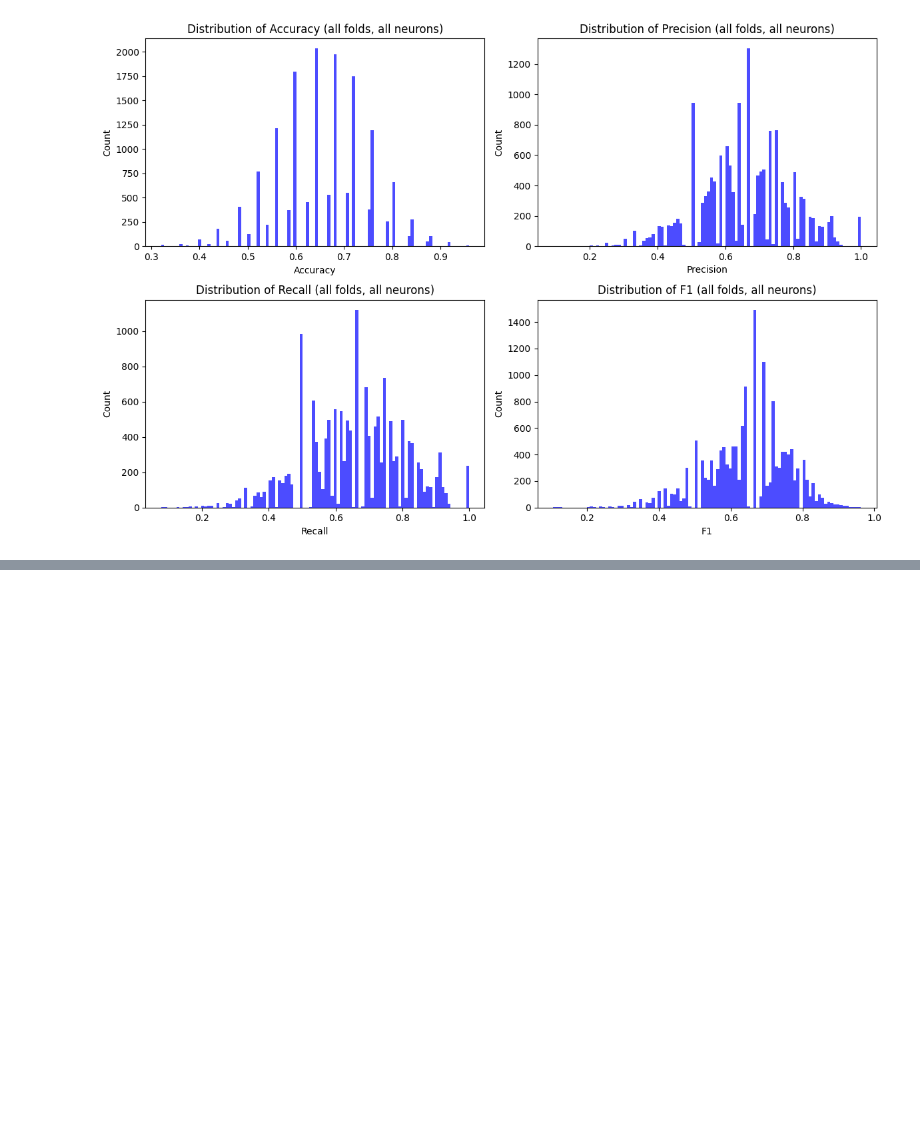
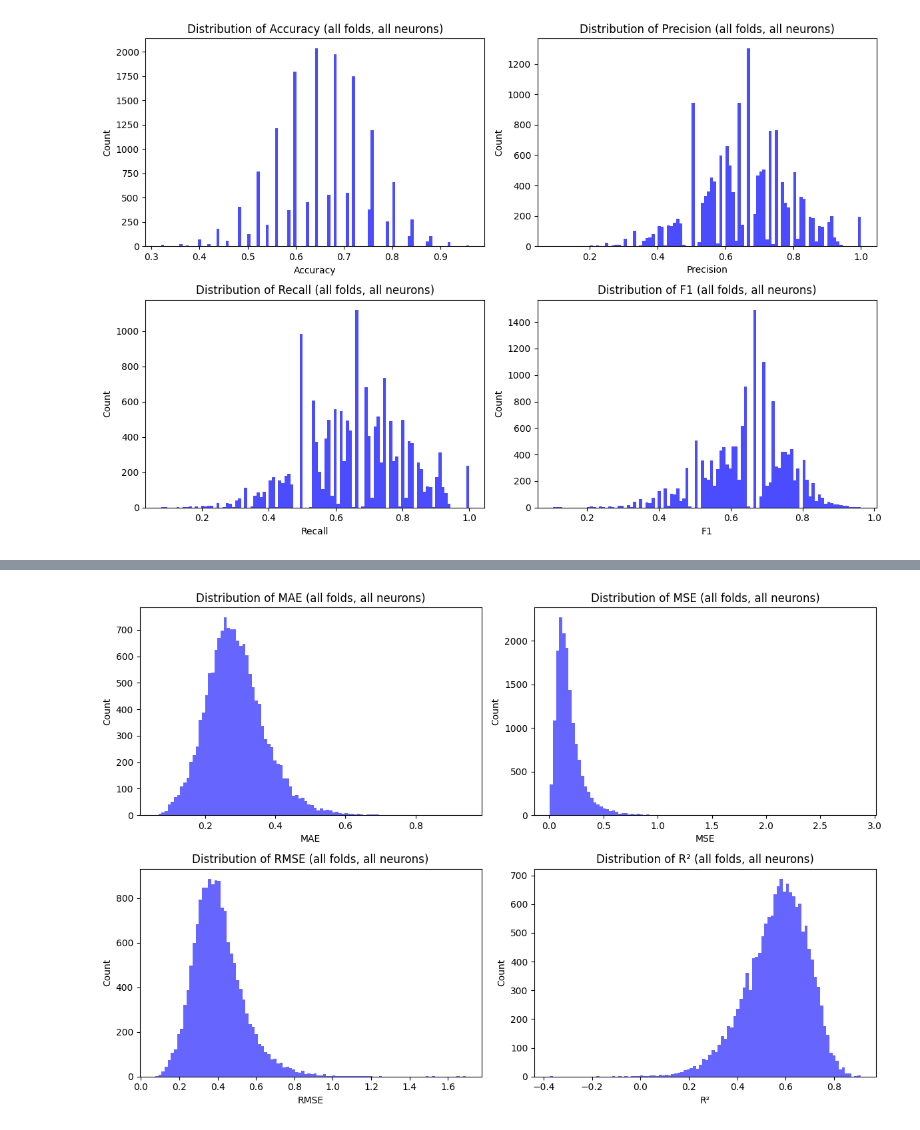
Before and after one commit to LheaLhea/representation_drift, a Jupyter notebook: All_predicts.ipynb, the cells around one changed output, grey strips where cells are left out. Cells and saved outputs as stored; diff of their text form; code cells hidden in the pictures; blank space fills up the shorter version.

```diff
--- a/All_predicts.ipynb
+++ b/All_predicts.ipynb
@@ -684,0 +789,83 @@ F1-score:  0.646
+# %%
+from sklearn.linear_model import LinearRegression
+from sklearn.model_selection import KFold
+from sklearn.metrics import mean_absolute_error, mean_squared_error, r2_score
+import numpy as np
+import matplotlib.pyplot as plt
+from joblib import Parallel, delayed
+
+def evaluate_fold(model, X_train, X_test, y_train, y_test):
+    """Trains the linear regression model and evaluates metrics for a single CV fold."""
+    model.fit(X_train, y_train)
+    y_pred = model.predict(X_test)
+
+    # Compute regression metrics for each output (neuron)
+    fold_maes = []
+    fold_mses = []
+    fold_rmses = []
+    fold_r2s = []
+
+    for neuron_idx in range(y_test.shape[1]):
+        y_test_n = y_test[:, neuron_idx]
+        y_pred_n = y_pred[:, neuron_idx]
+
+        fold_maes.append(mean_absolute_error(y_test_n, y_pred_n))
+        fold_mses.append(mean_squared_error(y_test_n, y_pred_n))
+        fold_rmses.append(np.sqrt(mean_squared_error(y_test_n, y_pred_n)))
+        fold_r2s.append(r2_score(y_test_n, y_pred_n))
+
+    return fold_maes, fold_mses, fold_rmses, fold_r2s
+
+def LinearRegression_model(X_all, y_all):
+    print(f"X_all shape: {X_all.shape}, y_all shape: {y_all.shape}")
+
+    # Initialize KFold cross-validation
+    kf = KFold(n_splits=5, shuffle=True, random_state=42)
+
+    # Model initialization
+    model_cv = LinearRegression()
+
+    # Aggregate results using parallel processing
+    all_results = Parallel(n_jobs=-1)(delayed(evaluate_fold)(
+        model_cv,
+        X_all[train_idx], X_all[test_idx],
+        y_all[train_idx], y_all[test_idx]
+    ) for train_idx, test_idx in kf.split(X_all))
+
+    # Unpack results
+    all_maes, all_mses, all_rmses, all_r2s = zip(*all_results)
+    all_maes = np.concatenate(all_maes)
+    all_mses = np.concatenate(all_mses)
+    all_rmses = np.concatenate(all_rmses)
+    all_r2s = np.concatenate(all_r2s)
+
+    # Summary of cross-validation results
+    print("\n=== Cross-Validation Summary ===")
+    print(f"Mean Absolute Error (MAE): {np.mean(all_maes):.3f} ± {np.std(all_maes):.3f}")
+    print(f"Mean Squared Error (MSE): {np.mean(all_mses):.3f}")
+    print(f"Root Mean Squared Error (RMSE): {np.mean(all_rmses):.3f}")
+    print(f"R-squared Score (R²): {np.mean(all_r2s):.3f}")
+
+    # Create dictionary of metric values
+    metrics_dict = {
+        "MAE": all_maes,
+        "MSE": all_mses,
+        "RMSE": all_rmses,
+        "R²": all_r2s
+    }
+
+    # Plot the distribution of each metric
+    plt.figure(figsize=(12, 8))
+    for i, (metric_name, values) in enumerate(metrics_dict.items()):
+        plt.subplot(2, 2, i+1)
+        plt.hist(values, bins=100, alpha=0.6, color='b')
+        plt.title(f"Distribution of {metric_name} (all folds, all neurons)")
+        plt.xlabel(metric_name)
+        plt.ylabel("Count")
+
+    plt.tight_layout()
+    plt.show()
+
+#Ri - SERt (projected in reactivation space)
+LinearRegression_model(X_all, y_all)
+# %% [output]
@@ -684,0 +879 @@ F1-score:  0.646
+[figure, added]
```
Also changed, not shown: parts of 21 cells of this notebook.
